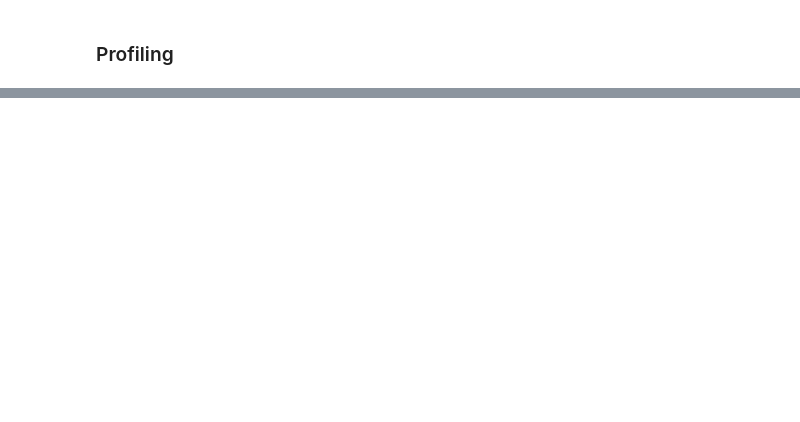
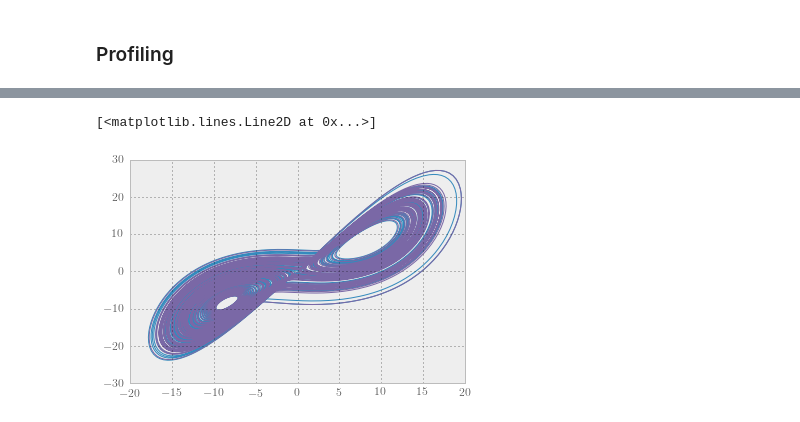
Before and after one commit to darothen/pyrcel, a Jupyter notebook: run_model.ipynb, the cells around one changed output, grey strips where cells are left out. Drawn from its saved outputs; the diff is of its cells as text; code cells hidden in the pictures; blank space fills up the shorter version.

```diff
--- a/run_model.ipynb
+++ b/run_model.ipynb
@@ -112,0 +167,36 @@ s.strip_dirs().sort_stats("time").print_stats()
+# %%
+from assimulo.problem import Explicit_Problem
+from assimulo.solvers.sundials import CVode
+
+def f(t, u, sigma, rho, beta):
+    sigma, rho, beta = [10., 28., 8./3.]
+    x, y, z = u
+    dx_dt = sigma*(y-x)
+    dy_dt = x*(rho-z) - y
+    dz_dt = x*y - beta*z
+    return np.array([dx_dt, dy_dt, dz_dt])
+
+def rhs(t, u):
+    return f(t, u, *args)
+
+t0 = 0.
+y0 = [1., 1., 1.]
+args = [10., 8./3., 28.]
+
+print rhs(t0, y0)
+
+## Create Assimulo explicit problem
+prob = Explicit_Problem(rhs, y0)
+solver = CVode(prob)
+solver.rtol=1e-6
+solver.atol=1e-6
+
+t_end = 100.
+t, y = solver.simulate(t_end)
+
+prob = Explicit_Problem(rhs, [y0[0], y0[1], y0[2]+1e-2])
+solver = CVode(prob)
+solver.rtol=1e-6
+solver.atol=1e-6
+
+t2, y2 = solver.simulate(t_end)
@@ -112,0 +221,6 @@ s.strip_dirs().sort_stats("time").print_stats()
+# %%
+plot(y[:, 0], y[:, 1])
+plot(y2[:, 0], y2[:, 1])
+# %% [output]
+[<matplotlib.lines.Line2D at 0x...>]
+[figure, added]
```
Also changed, not shown: parts of 9 cells of this notebook, 3 other files.
